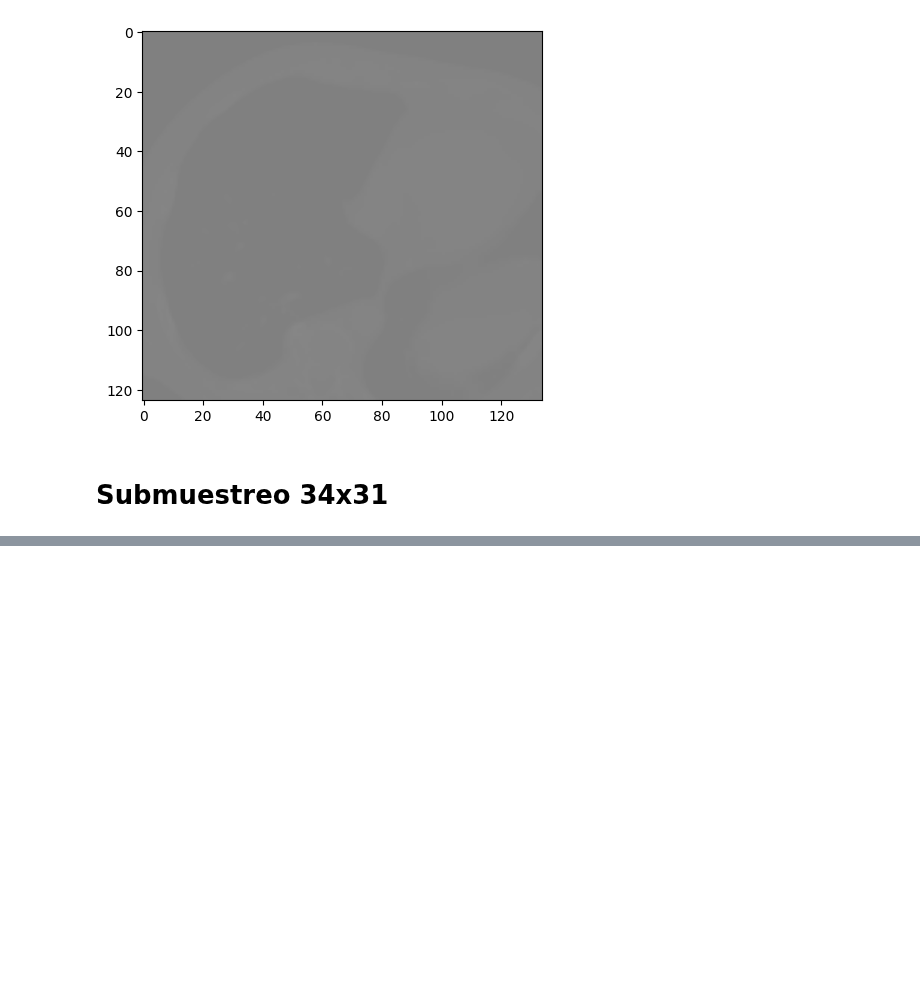
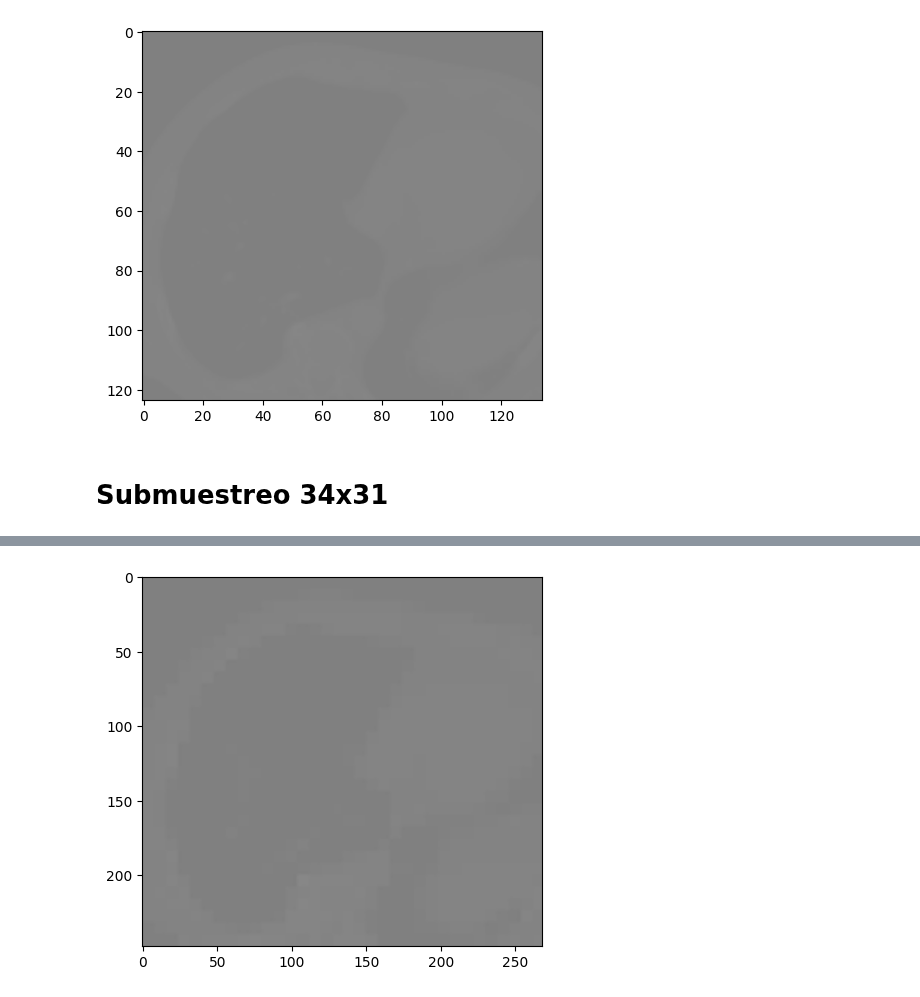
Before and after one commit to pukinidev/TalleresImagenes, a Jupyter notebook: Taller1/Punto6.ipynb, the cells around one changed output, grey strips where cells are left out. Saved outputs shown, nothing was run; the diff lists cells and outputs as text; code cells hidden in the pictures; blank space fills up the shorter version.

```diff
--- a/Taller1/Punto6.ipynb
+++ b/Taller1/Punto6.ipynb
@@ -128,0 +146,5 @@ plt.show()
+# %%
+plt.imshow(torax_cu, cmap='gray')
+plt.show()
+# %% [output]
+[figure, added]
```
Also changed, not shown: parts of 6 cells of this notebook, 3 other files.
